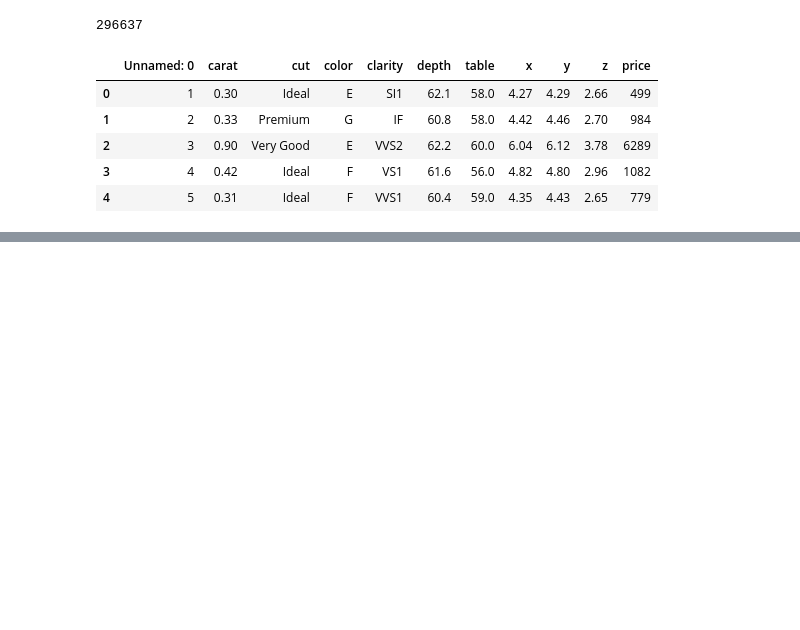
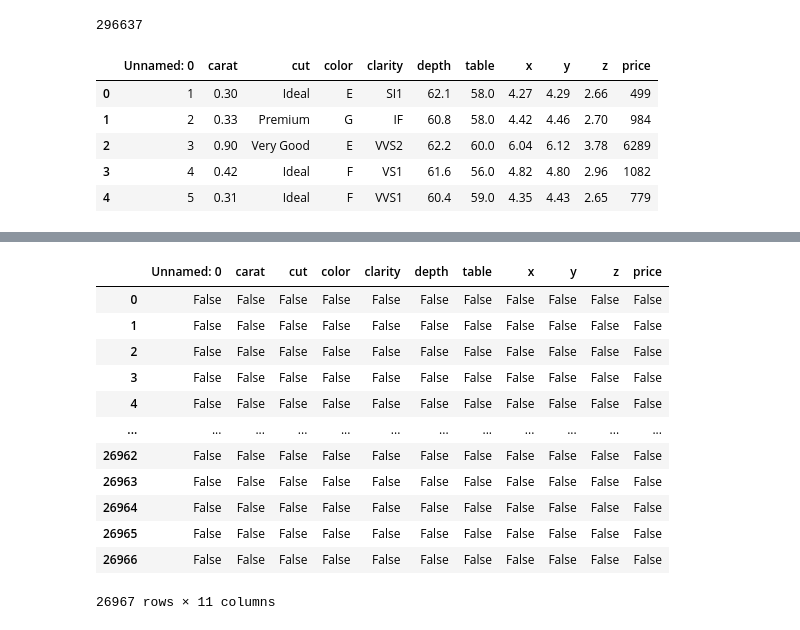
Before and after one commit to Abhishek1234567899/p-8, a Jupyter notebook: notebooks/research.ipynb, the cells around one changed output, grey strips where cells are left out. Cells and saved outputs as stored; diff of their text form; code cells hidden in the pictures; blank space fills up the shorter version.

```diff
--- a/notebooks/research.ipynb
+++ b/notebooks/research.ipynb
@@ -38,0 +73,16 @@ data.head()
+# %%
+data.isnull()
+# %% [output]
+|  | Unnamed: 0 | carat | cut | color | clarity | depth | table | x | y | z | price |
+| 0 | False | False | False | False | False | False | False | False | False | False | False |
+| 1 | False | False | False | False | False | False | False | False | False | False | False |
+| 2 | False | False | False | False | False | False | False | False | False | False | False |
+| 3 | False | False | False | False | False | False | False | False | False | False | False |
+| 4 | False | False | False | False | False | False | False | False | False | False | False |
+| ... | ... | ... | ... | ... | ... | ... | ... | ... | ... | ... | ... |
+| 26962 | False | False | False | False | False | False | False | False | False | False | False |
+| 26963 | False | False | False | False | False | False | False | False | False | False | False |
+| 26964 | False | False | False | False | False | False | False | False | False | False | False |
+| 26965 | False | False | False | False | False | False | False | False | False | False | False |
+| 26966 | False | False | False | False | False | False | False | False | False | False | False |
+26967 rows × 11 columns
```
Also changed, not shown: parts of 51 cells of this notebook, 2 other files.
